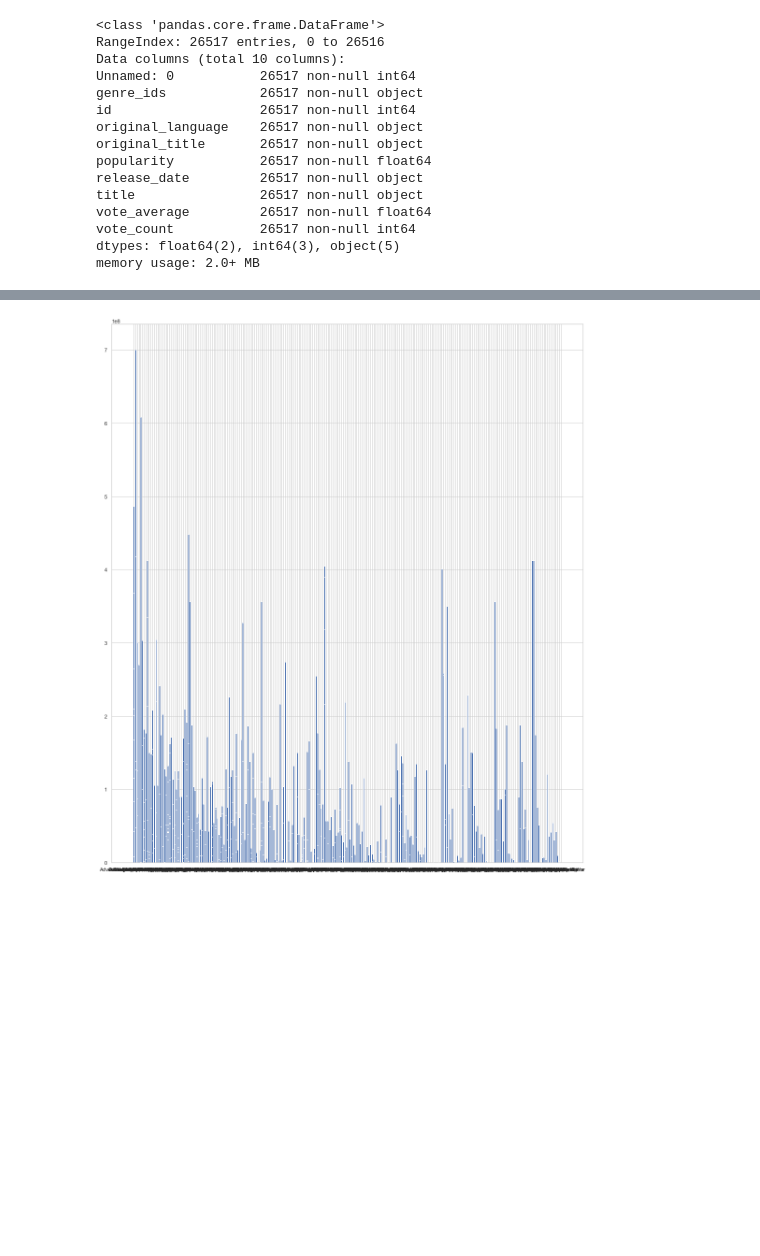
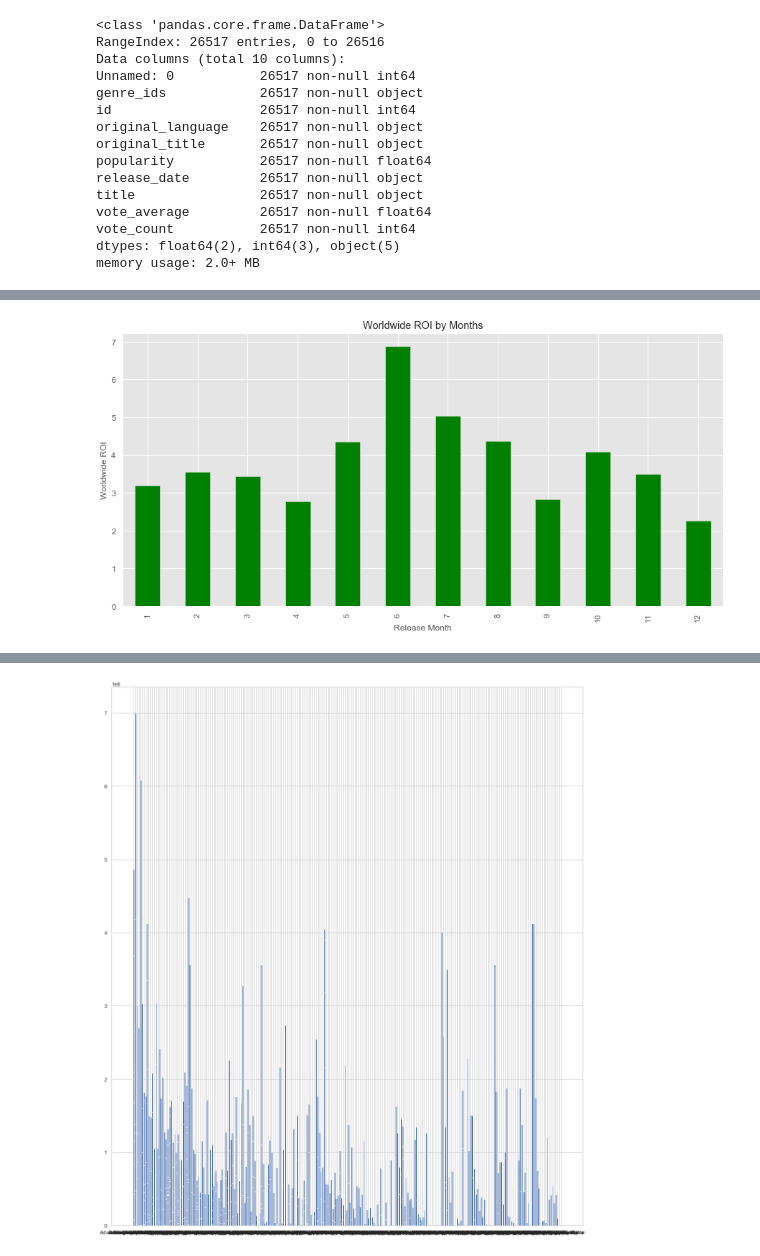
Before and after one commit to kristinepetrosyan/IMDB-analysis, a Jupyter notebook: student.ipynb, the cells around one changed output, grey strips where cells are left out. Drawn from its saved outputs; the diff is of its cells as text; code cells hidden in the pictures; blank space fills up the shorter version.

```diff
--- a/student.ipynb
+++ b/student.ipynb
@@ -201,0 +370,4 @@ df_budjets['production_budget'].map(remove_non_num).astype(float)
+# %%
+df_budjets['worldwide_gross']=df_budjets['worldwide_gross'].str.replace("$","").str.replace(",","").astype('float')
+# %%
+df_budjets['production_budget']=df_budjets['production_budget'].str.replace("$","").str.replace(",","").astype('float')
@@ -202,2 +392,4 @@ df_budjets['production_budget'].map(remove_non_num).astype(float)
 # %%
-df_budgets['net_income']=df_budjets['production_budget']-(df_budjets['domestic_gross']+df_budjets['worldwide_gross'])
+#computing the net income
+df_budjets['net_income']=(df_budjets['domestic_gross']+
+                          df_budjets['worldwide_gross'])- df_budjets['production_budget']
@@ -205,0 +396,7 @@ TypeError: unsupported operand type(s) for -: 'str' and 'str'
+# %%
+#computing ROI for both worldwide and domestic
+df_budjets['ROI_worldwide'] = (df_budjets['worldwide_gross'] -
+            df_budjets['production_budget']) / df_budjets['production_budget']
+df_budjets['ROI_domestic'] = (df_budjets['domestic_gross'] -
+            df_budjets['production_budget']) / df_budjets['production_budget']
+df_budjets.info()
@@ -205,0 +420,14 @@ TypeError: unsupported operand type(s) for -: 'str' and 'str'
+# %%
+#showing the results
+plt.style.use('ggplot')
+
+
+fig, ax = plt.subplots(figsize=(15,7))
+df_budjets.groupby('release_month')['ROI_worldwide'].mean().plot.bar(
+    color=['green'])
+ax.set_ylabel('Worldwide ROI')
+ax.set_xlabel('Release Month')
+ax.set_title('Worldwide ROI by Months')
+plt.show()
+# %% [output]
+[figure, added]
```
Also changed, not shown: parts of 73 cells of this notebook.
